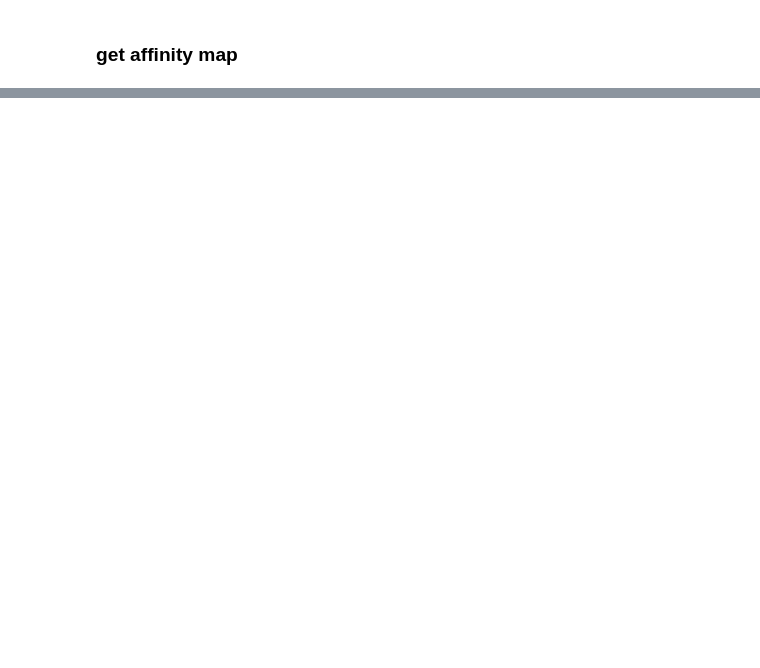
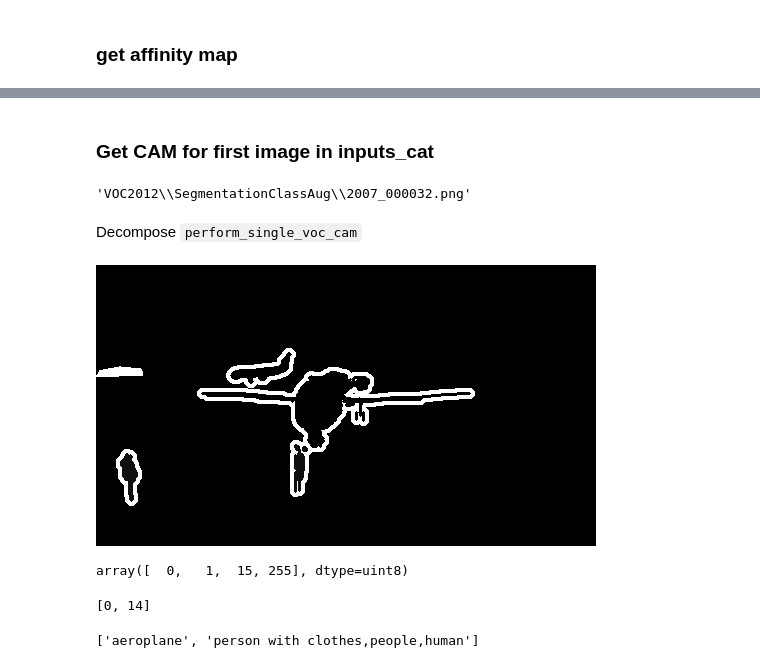
Before and after one commit to giuseppecurci/Advanced-CV-Project, a Jupyter notebook: frozen_clip_explained.ipynb, the cells around one changed output, grey strips where cells are left out. Saved outputs shown, nothing was run; the diff lists cells and outputs as text; code cells hidden in the pictures; blank space fills up the shorter version.

```diff
--- a/frozen_clip_explained.ipynb
+++ b/frozen_clip_explained.ipynb
@@ -357,0 +433,19 @@ attn_pred = torch.sigmoid(attn_pred)
+# %%
+def zeroshot_classifier(classnames, templates, model):
+    with torch.no_grad():
+        zeroshot_weights = []
+        for classname in classnames:
+            texts = [template.format(classname) for template in templates] #format with class
+            texts = clip.tokenize(texts).cuda() #tokenize
+            class_embeddings = model.encode_text(texts) #embed with text encoder
+            class_embeddings /= class_embeddings.norm(dim=-1, keepdim=True)
+            class_embedding = class_embeddings.mean(dim=0)
+            class_embedding /= class_embedding.norm()
+            zeroshot_weights.append(class_embedding)
+        zeroshot_weights = torch.stack(zeroshot_weights, dim=1).cuda()
+    return zeroshot_weights.t()
+# %%
+bg_text_features = zeroshot_classifier(BACKGROUND_CATEGORY,
+                                       ['a clean origami {}.'],
+                                       encoder)
+bg_text_features.shape
@@ -357,0 +454,5 @@ attn_pred = torch.sigmoid(attn_pred)
+# %%
+fg_text_features = zeroshot_classifier(new_class_names,
+                                       ['a clean origami {}.'],
+                                       encoder)
+fg_text_features.shape
@@ -386,0 +496,2 @@ torch.Size([1, 196, 196])
+# %% [markdown]
+### Get CAM for first image in inputs_cat
@@ -386,0 +624,23 @@ torch.Size([1, 196, 196])
+# %%
+# define input of perform_single_voc_cam
+
+img_path = os.path.join(root_path,str(names[0]) + ".png") # path to the first image (not clear why )
+img_i = inputs_cat[0] # first image
+cam_fts = cam_fts_all[0] # feature map for the first image (only last layer)
+cam_attn = attn_weight_stack[0] # attention maps for the first image (all layers)
+seg_attn = attn_pred.unsqueeze(0)[:, 0, :, :]
+mode = "val"
+require_seg_trans = True if mode == "val" else False
+
+img_path[-44:]
+# %% [output]
+'VOC2012\\SegmentationClassAug\\2007_000032.png'
+# %% [markdown]
+Decompose `perform_single_voc_cam`
+# %%
+bg_text_features = bg_text_features.cuda()
+fg_text_features = fg_text_features.cuda()
+ori_image = Image.open(img_path)
+ori_image
+# %% [output]
+[figure, added]
@@ -386,0 +649,22 @@ torch.Size([1, 196, 196])
+# %%
+label_id_list = np.unique(ori_image)
+label_id_list
+# %% [output]
+array([  0,   1,  15, 255], dtype=uint8)
+# %%
+# Extract unique label IDs from the image and filter out unwanted values
+label_id_list = (label_id_list - 1).tolist()
+if 255 in label_id_list:
+    label_id_list.remove(255)
+if 254 in label_id_list:
+    label_id_list.remove(254)
+label_id_list
+# %% [output]
+[0, 14]
+# %%
+# Get label names from class names
+label_list = [new_class_names[int(lid)] for lid in label_id_list]
+label_id_list = [int(lid) for lid in label_id_list]
+label_list
+# %% [output]
+['aeroplane', 'person with clothes,people,human']
```
Also changed, not shown: parts of 77 cells of this notebook, 10 other files.
